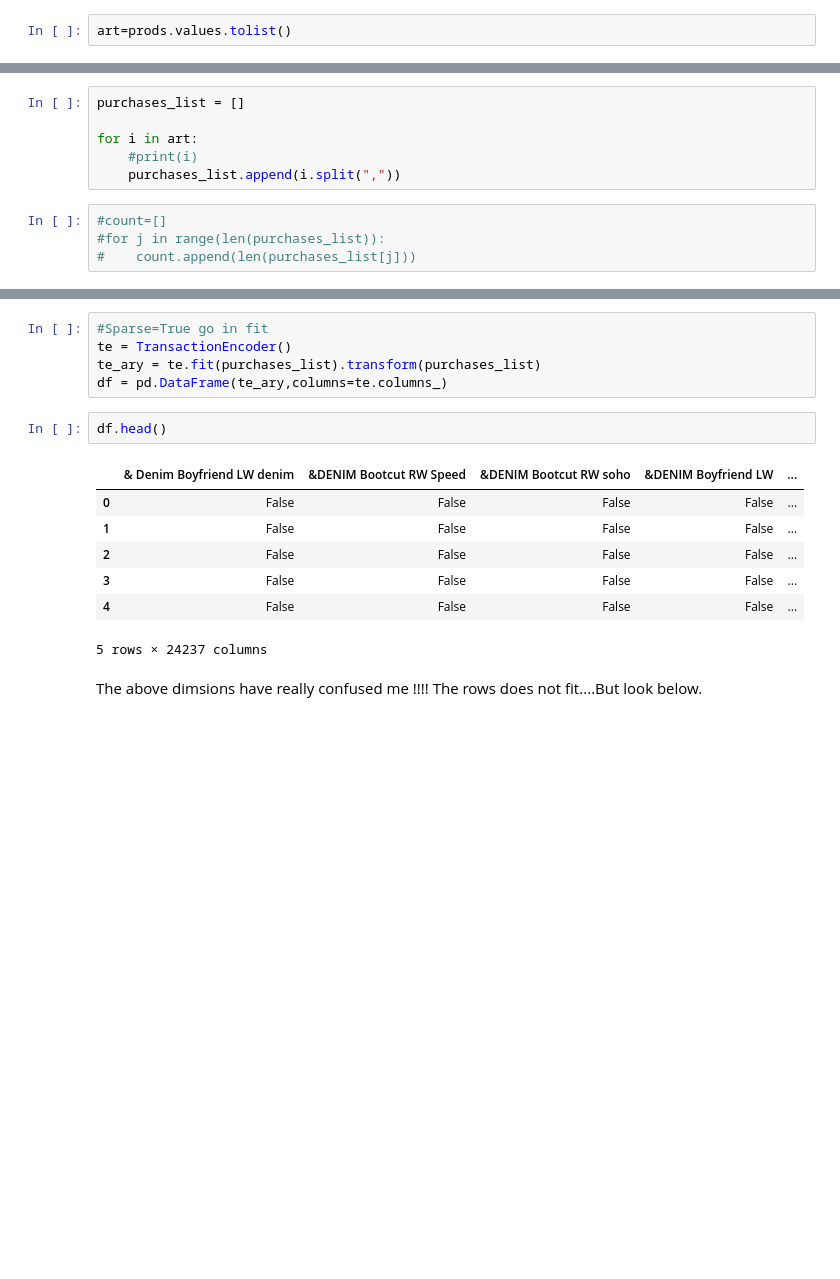
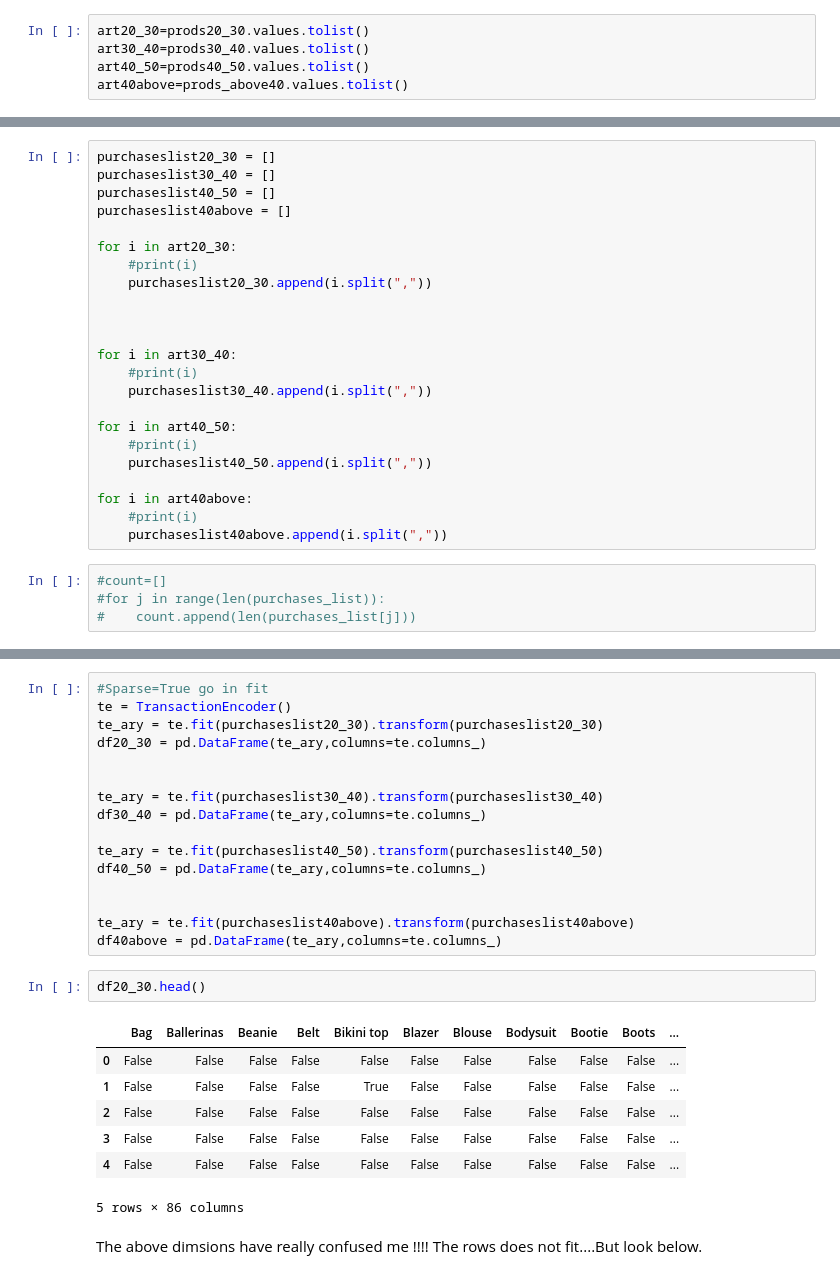
Before and after one commit to yangsu01/Group-24-Project, a Jupyter notebook: notebooks/project_code_sojohan.ipynb, the cells around one changed output, grey strips where cells are left out. Saved outputs shown, nothing was run; the diff lists cells and outputs as text; blank space fills up the shorter version.

```diff
--- a/notebooks/project_code_sojohan.ipynb
+++ b/notebooks/project_code_sojohan.ipynb
@@ -341,3 +435,6 @@ prods=o30_40['prod_name']
 # %%
-art=prods.values.tolist()
+art20_30=prods20_30.values.tolist()
+art30_40=prods30_40.values.tolist()
+art40_50=prods40_50.values.tolist()
+art40above=prods_above40.values.tolist()
 # %%
@@ -347,11 +450,28 @@ art[0]
 # %% [markdown]
 The same function as Hannah
 # %%
-purchases_list = []
+purchaseslist20_30 = []
+purchaseslist30_40 = []
+purchaseslist40_50 = []
+purchaseslist40above = []
 
-for i in art:
+for i in art20_30:
     #print(i)
-    purchases_list.append(i.split(","))
+    purchaseslist20_30.append(i.split(","))
+
+
+
+for i in art30_40:
+    #print(i)
+    purchaseslist30_40.append(i.split(","))
+
+for i in art40_50:
+    #print(i)
+    purchaseslist40_50.append(i.split(","))
+
+for i in art40above:
+    #print(i)
+    purchaseslist40above.append(i.split(","))
 # %%
 #count=[]
 #for j in range(len(purchases_list)):
@@ -370,18 +490,29 @@ with open('o', 'w') as f:
 # %%
 #Sparse=True go in fit
 te = TransactionEncoder()
-te_ary = te.fit(purchases_list).transform(purchases_list)
-df = pd.DataFrame(te_ary,columns=te.columns_)
+te_ary = te.fit(purchaseslist20_30).transform(purchaseslist20_30)
+df20_30 = pd.DataFrame(te_ary,columns=te.columns_)
+
+
+te_ary = te.fit(purchaseslist30_40).transform(purchaseslist30_40)
+df30_40 = pd.DataFrame(te_ary,columns=te.columns_)
+
+te_ary = te.fit(purchaseslist40_50).transform(purchaseslist40_50)
+df40_50 = pd.DataFrame(te_ary,columns=te.columns_)
+
+
+te_ary = te.fit(purchaseslist40above).transform(purchaseslist40above)
+df40above = pd.DataFrame(te_ary,columns=te.columns_)
 # %%
-df.head()
+df20_30.head()
 # %% [output]
-|  | & Denim Boyfriend LW denim | &DENIM Bootcut RW Speed | &DENIM Bootcut RW soho | &DENIM Boyfriend LW | ... |
-| 0 | False | False | False | False | ... |
-| 1 | False | False | False | False | ... |
-| 2 | False | False | False | False | ... |
-| 3 | False | False | False | False | ... |
-| 4 | False | False | False | False | ... |
+|  | Bag | Ballerinas | Beanie | Belt | Bikini top | Blazer | Blouse | Bodysuit | Bootie | Boots | ... |
+| 0 | False | False | False | False | False | False | False | False | False | False | ... |
+| 1 | False | False | False | False | True | False | False | False | False | False | ... |
+| 2 | False | False | False | False | False | False | False | False | False | False | ... |
+| 3 | False | False | False | False | False | False | False | False | False | False | ... |
+| 4 | False | False | False | False | False | False | False | False | False | False | ... |
-5 rows × 24237 columns
+5 rows × 86 columns
 # %% [markdown]
 The above dimsions have really confused me !!!! The rows does not fit....But look below.
 # %%
```
Also changed, not shown: parts of 78 cells of this notebook.
